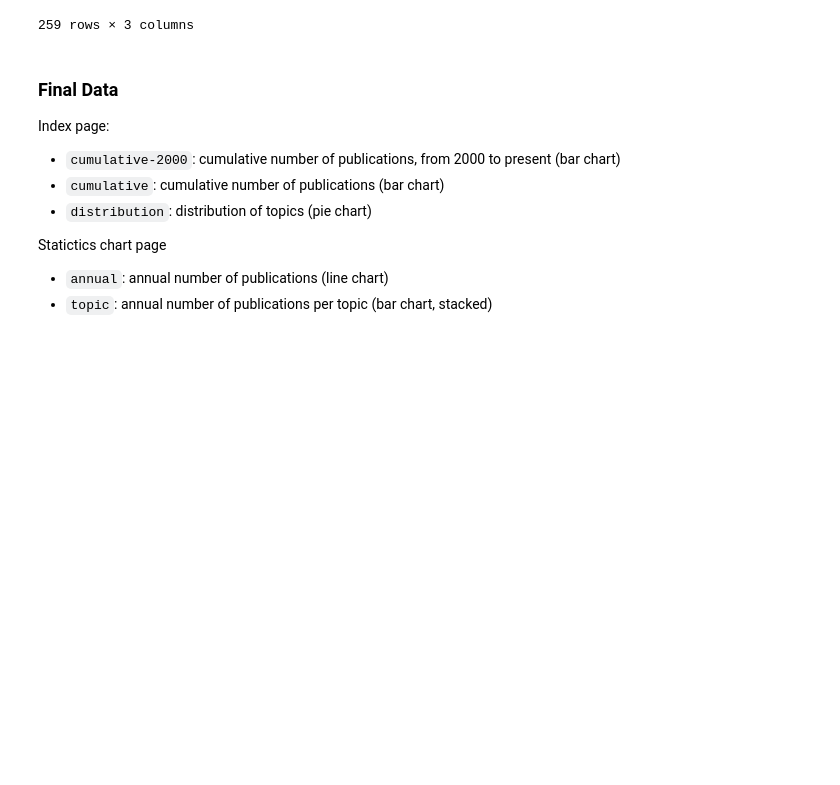
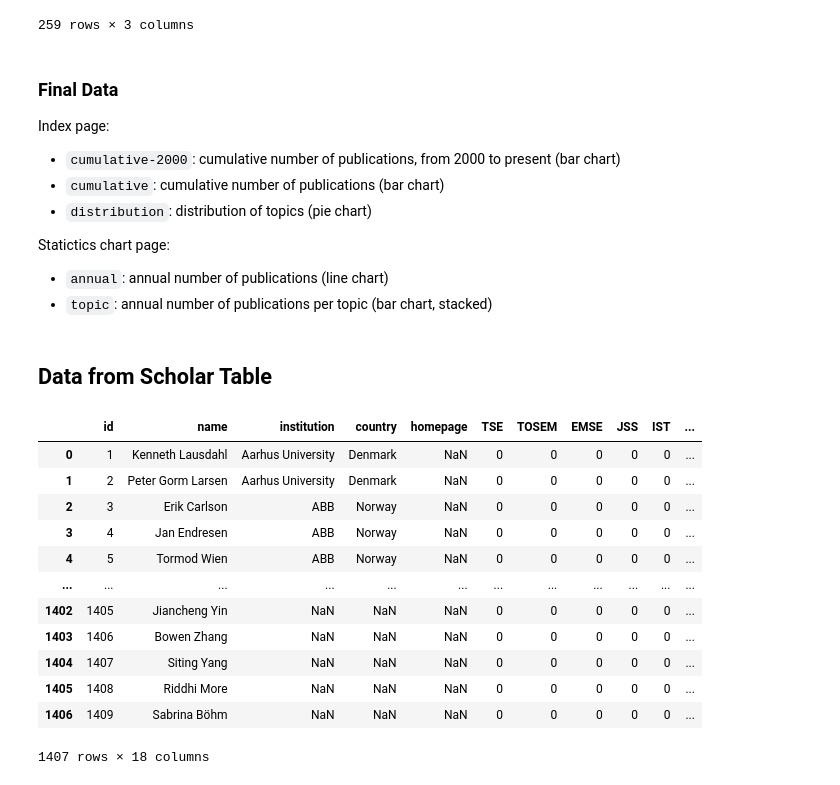
Before and after one commit to huayaow/cit-repository, a Jupyter notebook: core/analysis.ipynb, the cells around one changed output. Cells and saved outputs as stored; diff of their text form; code cells hidden in the pictures; blank space fills up the shorter version.

```diff
--- a/core/analysis.ipynb
+++ b/core/analysis.ipynb
@@ -101,7 +103,7 @@ Index page:
 - `cumulative`: cumulative number of publications (bar chart)
 - `distribution`: distribution of topics (pie chart)
 
-Statictics chart page
+Statictics chart page:
 - `annual`: annual number of publications (line chart)
 - `topic`: annual number of publications per topic (bar chart, stacked)
 # %%
@@ -146,0 +149,19 @@ with open(output_statistic_file, 'w', encoding='utf-8') as f:
+# %% [markdown]
+## Data from Scholar Table
+# %%
+scholar = pd.read_csv(scholar_filename, sep=',', header=0)
+display(scholar)
+# %% [output]
+|  | id | name | institution | country | homepage | TSE | TOSEM | EMSE | JSS | IST | ... |
+| 0 | 1 | Kenneth Lausdahl | Aarhus University | Denmark | NaN | 0 | 0 | 0 | 0 | 0 | ... |
+| 1 | 2 | Peter Gorm Larsen | Aarhus University | Denmark | NaN | 0 | 0 | 0 | 0 | 0 | ... |
+| 2 | 3 | Erik Carlson | ABB | Norway | NaN | 0 | 0 | 0 | 0 | 0 | ... |
+| 3 | 4 | Jan Endresen | ABB | Norway | NaN | 0 | 0 | 0 | 0 | 0 | ... |
+| 4 | 5 | Tormod Wien | ABB | Norway | NaN | 0 | 0 | 0 | 0 | 0 | ... |
+| ... | ... | ... | ... | ... | ... | ... | ... | ... | ... | ... | ... |
+| 1402 | 1405 | Jiancheng Yin | NaN | NaN | NaN | 0 | 0 | 0 | 0 | 0 | ... |
+| 1403 | 1406 | Bowen Zhang | NaN | NaN | NaN | 0 | 0 | 0 | 0 | 0 | ... |
+| 1404 | 1407 | Siting Yang | NaN | NaN | NaN | 0 | 0 | 0 | 0 | 0 | ... |
+| 1405 | 1408 | Riddhi More | NaN | NaN | NaN | 0 | 0 | 0 | 0 | 0 | ... |
+| 1406 | 1409 | Sabrina Böhm | NaN | NaN | NaN | 0 | 0 | 0 | 0 | 0 | ... |
+1407 rows × 18 columns
```
Also changed, not shown: parts of 9 cells of this notebook, 20 other files.
